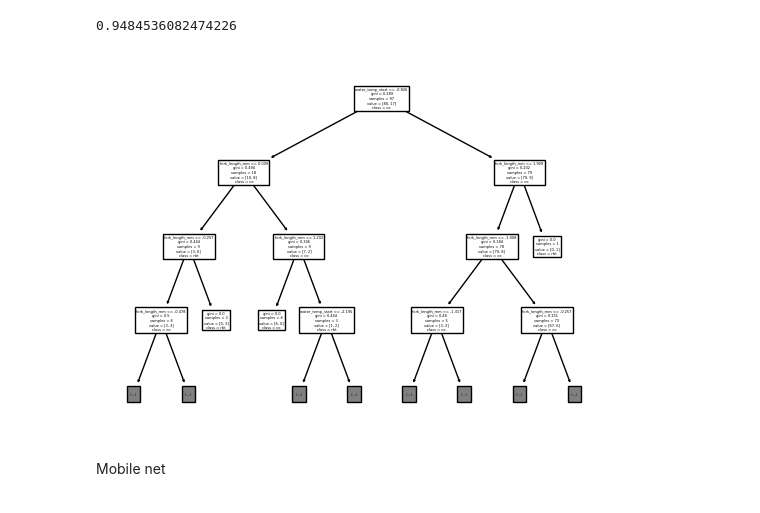
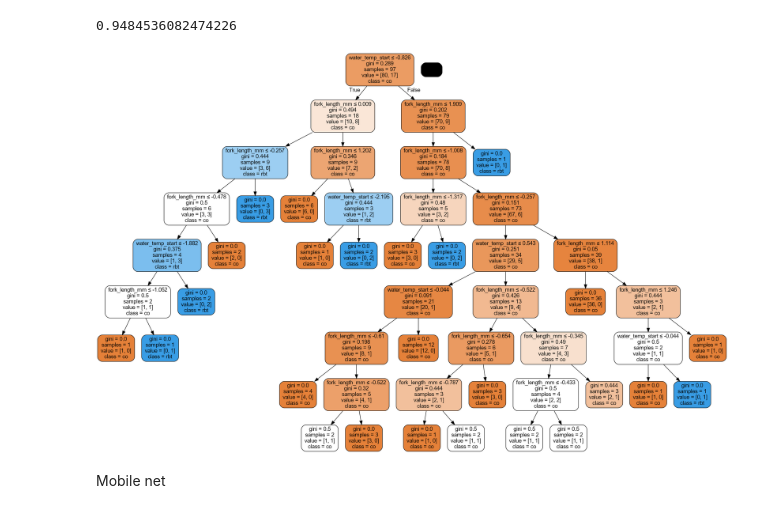
Before and after one commit to brahmwg/Bottlenecks_MDS_Capstone, a Jupyter notebook: species_prediction_model/trial_notebook_riya.ipynb, the cells around one changed output. Cells and saved outputs as stored; diff of their text form; code cells hidden in the pictures.

Commit message:
DT plot interpretable, saved as image

```diff
--- a/species_prediction_model/trial_notebook_riya.ipynb
+++ b/species_prediction_model/trial_notebook_riya.ipynb
@@ -142,12 +152,17 @@ decision_tree.fit(X_transformed, y)
 decision_tree.score(X_transformed, y)
 # %% [output]
 0.9484536082474226
-# %%
-plot = tree.plot_tree(decision_tree = decision_tree,
-                        max_depth = 3,
-                        feature_names = column_names,
-                        class_names = ["co", "rbt"])
-# %% [output]
-[figure, removed]
+# %%
+dot_data = StringIO()
+export_graphviz(decision_tree, out_file = dot_data, filled = True,
+                rounded = True,
+                special_characters = True,
+                feature_names = column_names,
+                class_names = ["co", "rbt"])
+graph = pydotplus.graph_from_dot_data(dot_data.getvalue())
+graph.write_png("Decision_tree.png")
+Image(graph.create_png())
+# %% [output]
+[figure, added]
 # %% [markdown]
 Mobile net
```
Also changed, not shown: parts of 1 cell of this notebook, 1 other file.
